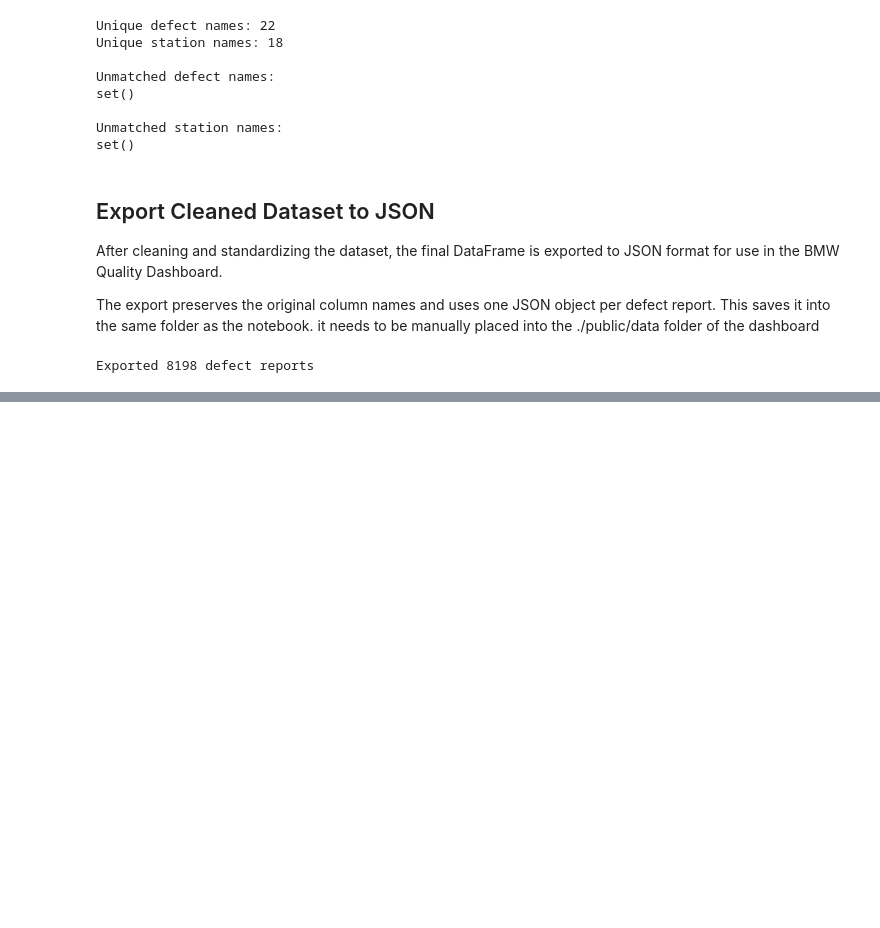
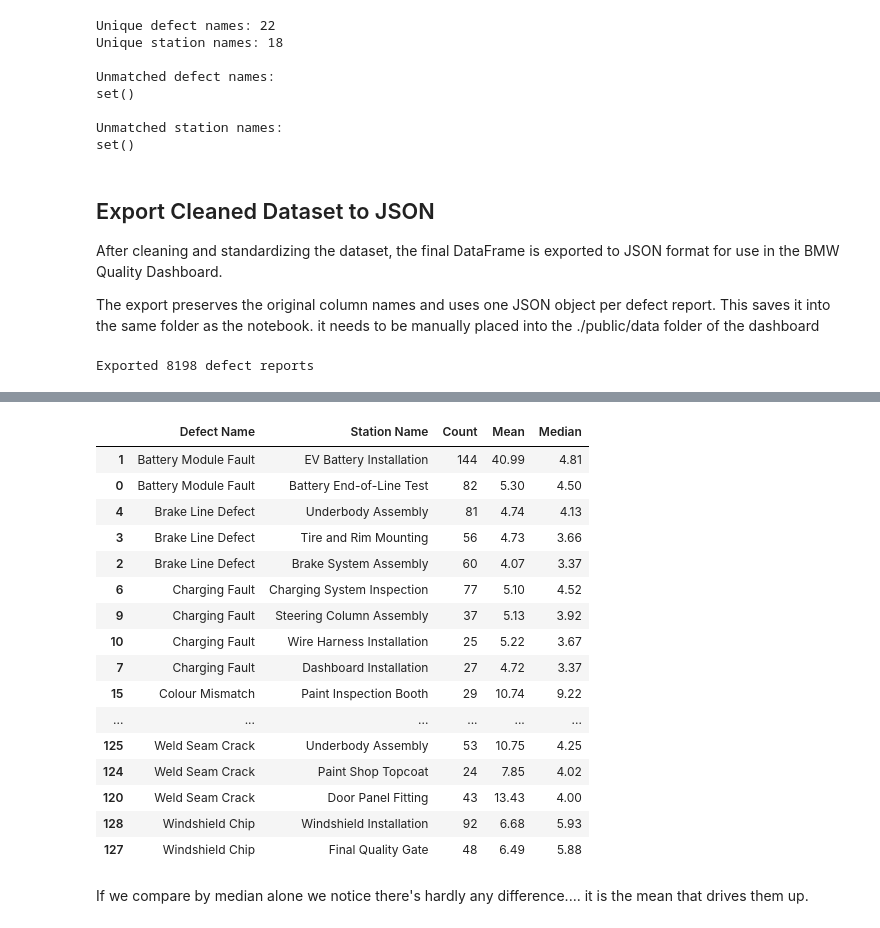
Before and after one commit to r1karim/bmw-qdboard, a Jupyter notebook: notebooks/BMW_Datasheet_handling.ipynb, the cells around one changed output, grey strips where cells are left out. Saved outputs shown, nothing was run; the diff lists cells and outputs as text; code cells hidden in the pictures; blank space fills up the shorter version.

```diff
--- a/notebooks/BMW_Datasheet_handling.ipynb
+++ b/notebooks/BMW_Datasheet_handling.ipynb
@@ -387,0 +801,48 @@ Exported 8198 defect reports
+# %%
+same_defect_comparison = (
+    analysis.groupby(["Defect Name", "Station Name"])
+    ["Resolution Time (hours)"]
+    .agg(
+        Count="count",
+        Mean="mean",
+        Median="median"
+    )
+    .reset_index()
+)
+
+# Keep combinations with at least 20 reports
+same_defect_comparison = same_defect_comparison[
+    same_defect_comparison["Count"] >= 20
+]
+
+# Show defects reported at multiple stations
+multiple_stations = (
+    same_defect_comparison.groupby("Defect Name")["Station Name"]
+    .transform("nunique") >= 2
+)
+
+display(
+    same_defect_comparison[multiple_stations]
+    .sort_values(["Defect Name", "Median"], ascending=[True, False])
+    .round(2)
+)
+# %% [output]
+|  | Defect Name | Station Name | Count | Mean | Median |
+| 1 | Battery Module Fault | EV Battery Installation | 144 | 40.99 | 4.81 |
+| 0 | Battery Module Fault | Battery End-of-Line Test | 82 | 5.30 | 4.50 |
+| 4 | Brake Line Defect | Underbody Assembly | 81 | 4.74 | 4.13 |
+| 3 | Brake Line Defect | Tire and Rim Mounting | 56 | 4.73 | 3.66 |
+| 2 | Brake Line Defect | Brake System Assembly | 60 | 4.07 | 3.37 |
+| 6 | Charging Fault | Charging System Inspection | 77 | 5.10 | 4.52 |
+| 9 | Charging Fault | Steering Column Assembly | 37 | 5.13 | 3.92 |
+| 10 | Charging Fault | Wire Harness Installation | 25 | 5.22 | 3.67 |
+| 7 | Charging Fault | Dashboard Installation | 27 | 4.72 | 3.37 |
+| 15 | Colour Mismatch | Paint Inspection Booth | 29 | 10.74 | 9.22 |
+| ... | ... | ... | ... | ... | ... |
+| 125 | Weld Seam Crack | Underbody Assembly | 53 | 10.75 | 4.25 |
+| 124 | Weld Seam Crack | Paint Shop Topcoat | 24 | 7.85 | 4.02 |
+| 120 | Weld Seam Crack | Door Panel Fitting | 43 | 13.43 | 4.00 |
+| 128 | Windshield Chip | Windshield Installation | 92 | 6.68 | 5.93 |
+| 127 | Windshield Chip | Final Quality Gate | 48 | 6.49 | 5.88 |
+# %% [markdown]
+If we compare by median alone we notice there's hardly any difference.... it is the mean that drives them up.
```
Also changed, not shown: parts of 22 cells of this notebook.
